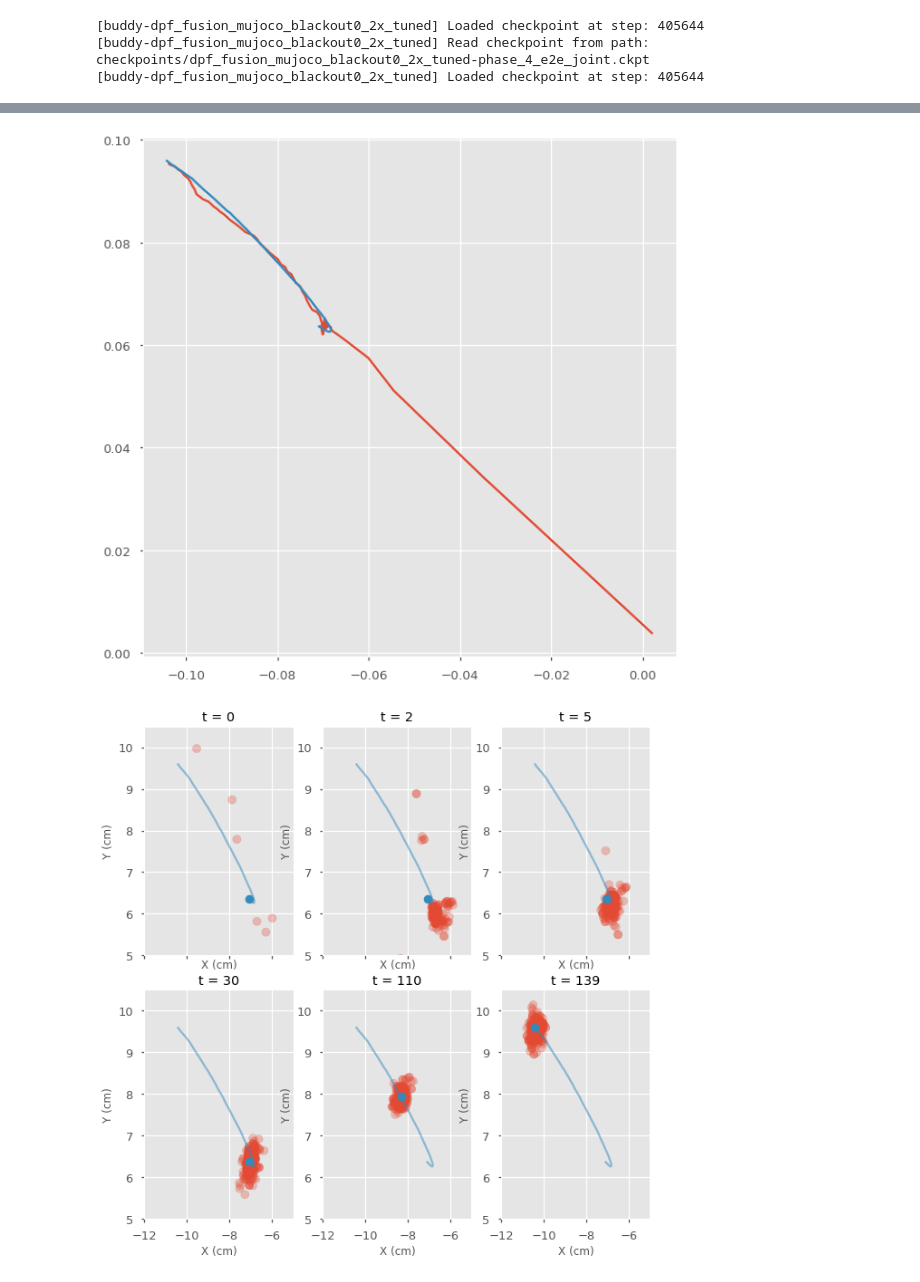
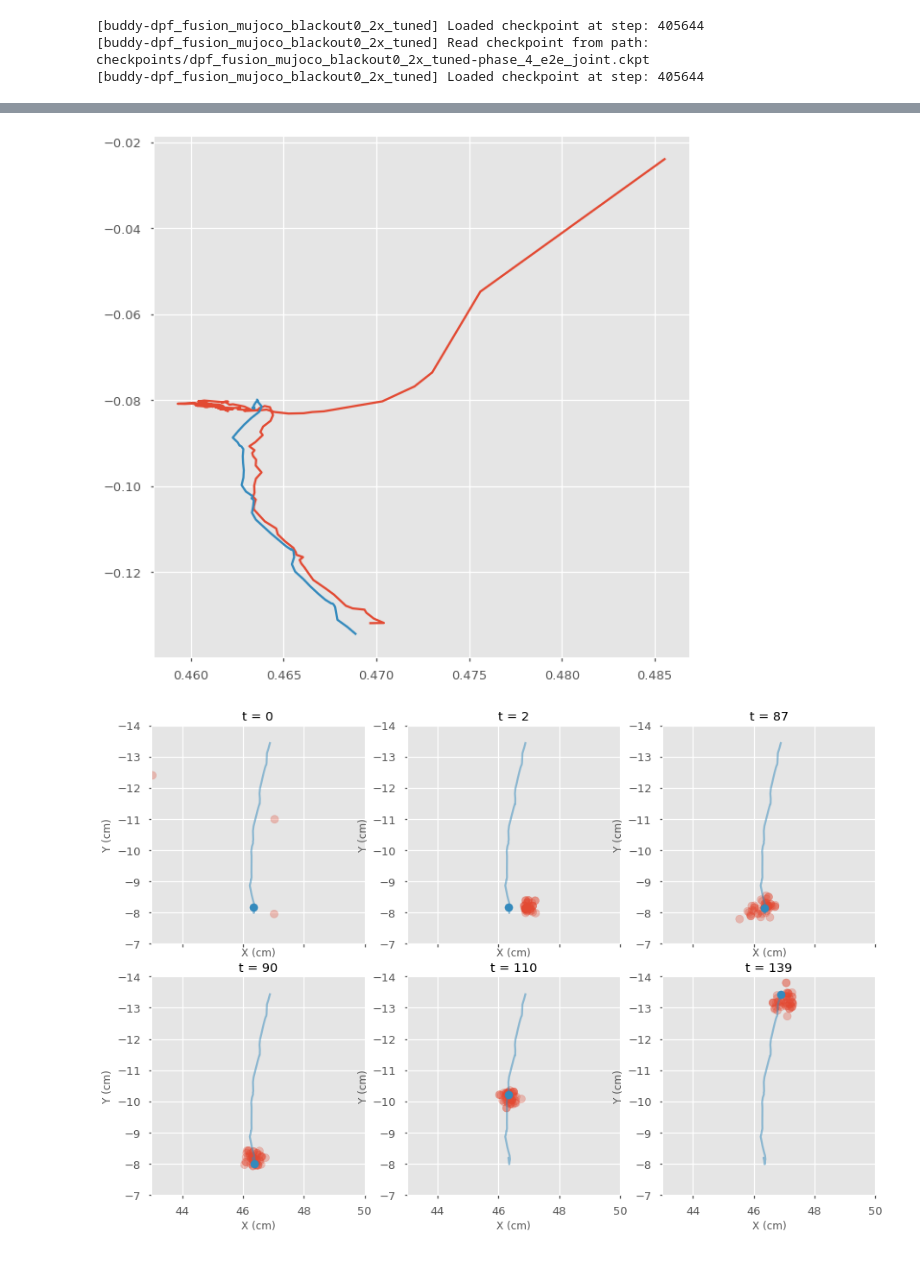
Before and after one commit to HaoWen470/crossmodal_filtering1, a Jupyter notebook: plot_curves_dpf.ipynb, the cells around one changed output, grey strips where cells are left out. Cells and saved outputs as stored; diff of their text form; code cells hidden in the pictures.

```diff
--- a/plot_curves_dpf.ipynb
+++ b/plot_curves_dpf.ipynb
@@ -76,8 +78,8 @@ dataset_args['start_timestep'] = 100
 [buddy-dpf_fusion_mujoco_blackout0_2x_tuned] Read checkpoint from path: checkpoints/dpf_fusion_mujoco_blackout0_2x_tuned-phase_4_e2e_joint.ckpt
 [buddy-dpf_fusion_mujoco_blackout0_2x_tuned] Loaded checkpoint at step: 405644
 # %%
-# trajectories = panda_datasets.load_trajectories(("data/gentle_push_full_images.hdf5", 10), **dataset_args)
-trajectories = panda_datasets.load_trajectories(("data/gentle_push_100.hdf5", 10), **dataset_args)
+trajectories = panda_datasets.load_trajectories(("data/gentle_push_full_images.hdf5", 10), **dataset_args)
+# trajectories = panda_datasets.load_trajectories(("data/gentle_push_100.hdf5", 10), **dataset_args)
 # trajectories = trajectories[3:4]
 index = 9
 trajectories = trajectories[index:index+1]
@@ -88,7 +90,7 @@ trajectories = trajectories[index:index+1]
 # %%
 start_time=0
 max_timesteps=300
-particle_count=200
+particle_count=50
 noisy_dynamics=True
 true_initial=False
 
@@ -107,11 +109,11 @@ particles = np.zeros((N, M, state_dim))
 if true_initial:
     for i in range(N):
         particles[i, :] = trajectories[i][0][0]
-    particles += np.random.normal(0, 0.2, size=[N, 1, state_dim])
+    particles += np.random.normal(0, 0.2, size=[N, 2, state_dim])
     particles += np.random.normal(0, 0.2, size=particles.shape)
 else:
     # Distribute initial particles randomly
-    particles += np.random.normal(0, 1.0, size=particles.shape)
+    particles += np.random.normal(0, 2.0, size=particles.shape)
 
 # Populate the initial state estimate as just the estimate of our particles
 # This is a little hacky
@@ -176,9 +178,9 @@ for t in tqdm(range(start_time + 1, end_time)):
         image_beta_history[i].append(np.exp(pf_model._betas[0].squeeze()))
         force_beta_history[i].append(np.exp(pf_model._betas[1].squeeze()))
 
-predicted_states = np.array(predicted_states) * np.array([[[0.0572766, 0.06118315]]])# + np.array([[[0.4970164, -0.00916641]]])
-actual_states = np.array(actual_states) * np.array([[[0.0572766, 0.06118315]]])# + np.array([[[0.4970164, -0.00916641]]])
-particles_history = np.array(particles_history) * np.array([[[[0.0572766, 0.06118315]]]])# + np.array([[[[0.4970164, -0.00916641]]]])
+predicted_states = np.array(predicted_states) * np.array([[[0.0572766, 0.06118315]]]) + np.array([[[0.4970164, -0.00916641]]])
+actual_states = np.array(actual_states) * np.array([[[0.0572766, 0.06118315]]]) + np.array([[[0.4970164, -0.00916641]]])
+particles_history = np.array(particles_history) * np.array([[[[0.0572766, 0.06118315]]]]) + np.array([[[[0.4970164, -0.00916641]]]])
 print(particles.shape)
 # %% [output]
 [interactive output not drawn]
@@ -279,12 +281,12 @@ for i, (pred, actual, particles, weights, image_betas, force_betas) in enumerate
     plt.plot(actual[:,0], actual[:,1])
     plt.show()
 # %% [output]
-[figure, old version]
+[figure, new version]
 # %%
 for i, (pred, actual, particles, weights, image_betas, force_betas) in enumerate(
         zip(predicted_states, actual_states, particles_history, weights_history, image_beta_history, force_beta_history)):
-    plot_times = (0, 2, 5, 30, 110, 139)
-    fig, axes = plt.subplots(2, 3, sharex=True, gridspec_kw={'hspace': 0.15}, figsize=(10,10))
+    plot_times = (0, 2, 87, 90, 110, 139)
+    fig, axes = plt.subplots(2, 3, sharex=True, gridspec_kw={'hspace': 0.15}, figsize=(15,10))
     axes = axes.ravel()
 
     for j, t in enumerate(plot_times):
@@ -294,8 +296,8 @@ for i, (pred, actual, particles, weights, image_betas, force_betas) in enumerate
 
         # Plot particles
 
-        axes[j].set_xlim(-12, -5)
-        axes[j].set_ylim(5, 10.5)
+        axes[j].set_xlim(43, 50)
+        axes[j].set_ylim(-7, -14)
 
         particle_xs = particles[t][:, 0] * 100
         particle_ys = particles[t][:, 1] * 100
@@ -303,31 +305,31 @@ for i, (pred, actual, particles, weights, image_betas, force_betas) in enumerate
         particle_alphas /= np.max(particle_alphas)
         particle_alphas *= 0
         particle_alphas += 0.3
         colors = [hex_to_floats(color(0)) + (particle_alphas[j],) for j in range(len(particle_ys))]
         axes[j].scatter(particle_xs, particle_ys, c=colors)
 #         axes[j].scatter(pred[t:t+1,0], pred[t:t+1,1], c=color(1))
         interval = 3
     #         plt.scatter(particle_xs[::interval], particle_ys[::interval], c=colors[::interval])
         axes[j].scatter(actual[t,0] * 100, actual[t,1] * 100, c=color(1), label="Ground-truth State")
         axes[j].set_title(f"t = {t}")
     #     for t in range(0, timesteps, 20):
     #         particle_xs = particles[t][:, 0]
     #         particle_ys = particles[t][:, 1]
     #         particle_alphas = weights[t]
     #         particle_alphas /= np.max(particle_alphas)
     #         particle_alphas *= 0.2
     #         particle_alphas += 0.02
     #         colors = [hex_to_floats(color(0)) + (particle_alphas[j],) for j in range(len(particle_ys))]
     #         plt.scatter(particle_xs, particle_ys, c=colors)
     #         interval = 3
     # #         plt.scatter(particle_xs[::interval], particle_ys[::interval], c=colors[::interval])
     #     plt.scatter(actual[::20,0], actual[::20,1], c=color(1))
         if j == 8:
             axes[j].legend()
 
         axes[j].set_xlabel("X (cm)")
         axes[j].set_ylabel("Y (cm)")
     plt.savefig("particle_2d.pdf")
     plt.show()
 # %% [output]
-[figure, old version]
+[figure, new version]
```
Also changed, not shown: parts of 14 cells of this notebook.
